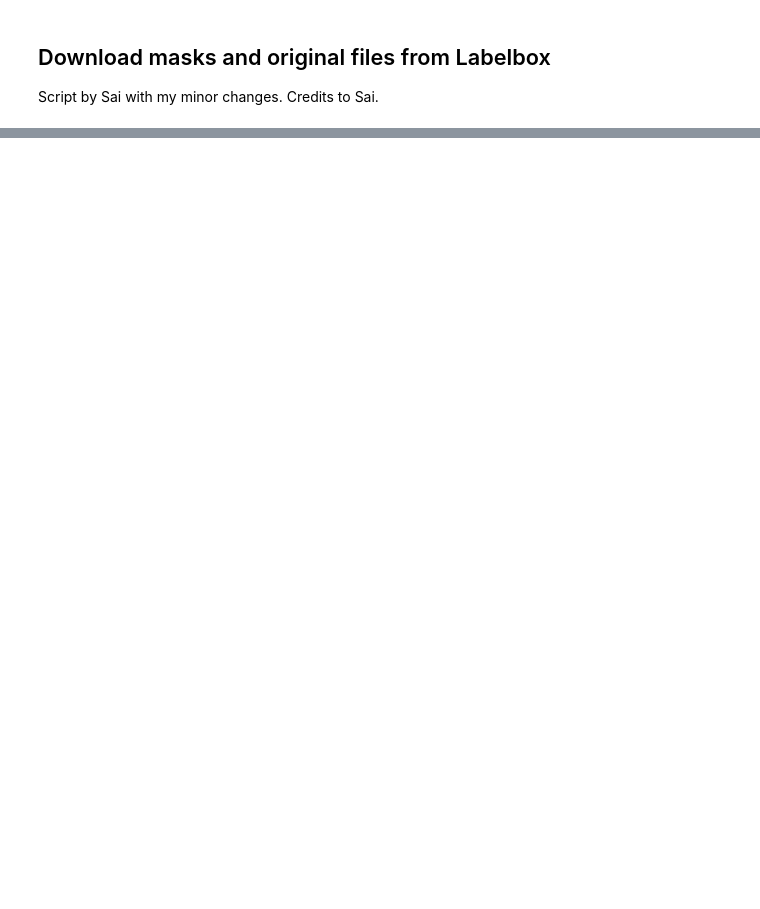
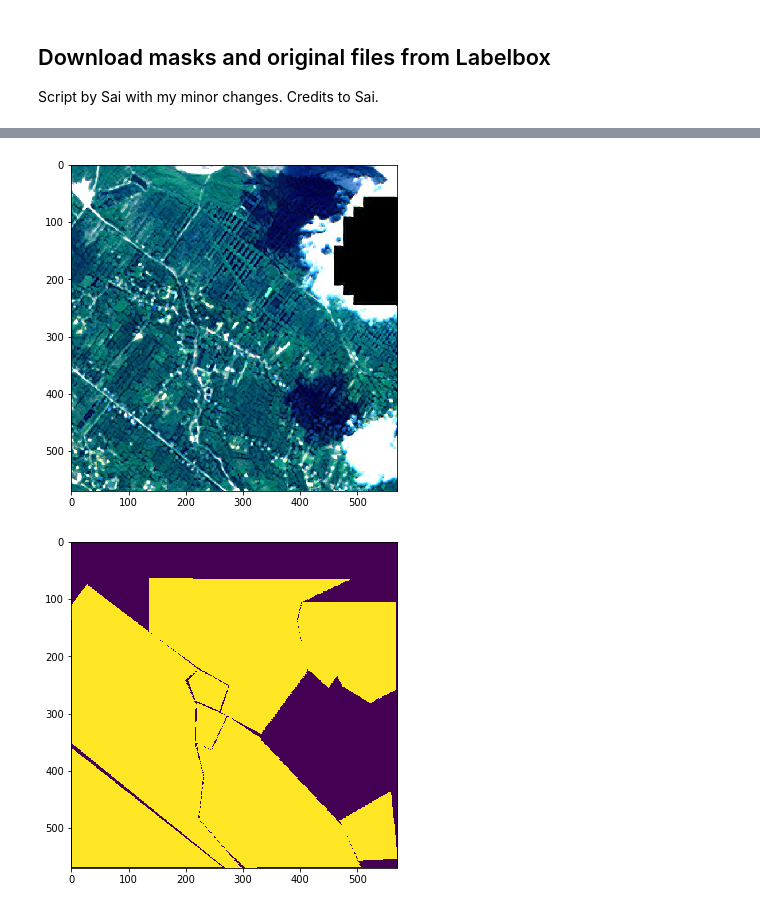
Before and after one commit to AHMEDALOLAWYI/World-Food-Program-, a Jupyter notebook: task_model_unet/Nepal_masks_download/Nepal_masks_download_script.ipynb, the cells around one changed output, grey strips where cells are left out. Drawn from its saved outputs; the diff is of its cells as text; code cells hidden in the pictures; blank space fills up the shorter version.

```diff
--- a/task_model_unet/Nepal_masks_download/Nepal_masks_download_script.ipynb
+++ b/task_model_unet/Nepal_masks_download/Nepal_masks_download_script.ipynb
@@ -151,0 +317,23 @@ plt.show()
+# %%
+import matplotlib.pyplot as plt
+
+plt.figure(num=None, figsize=(8, 6))
+
+output_dir = ('/home/jupyter/data/WFP_Nepal_Scale3.5_RGB_and_masks_PNG/')
+#output_dir = ('/home/jupyter/data/WFP_Nepal_Scale3.5_RGB_and_masks_3cat_only_PNG/')
+
+filename_origin = 'rice_Aug16_84-34730796_27-45671386_img_2_original.png'
+
+path = output_dir + filename_origin
+im = Image.open(path)
+plt.imshow(im)
+plt.show()
+
+plt.figure(num=None, figsize=(8, 6))
+path = output_dir + filename_origin.replace('_original', '_mask')
+im = Image.open(path)
+plt.imshow(im)
+plt.show()
+# %% [output]
+[figure, added]
+[figure, added]
```
Also changed, not shown: parts of 8 cells of this notebook.
